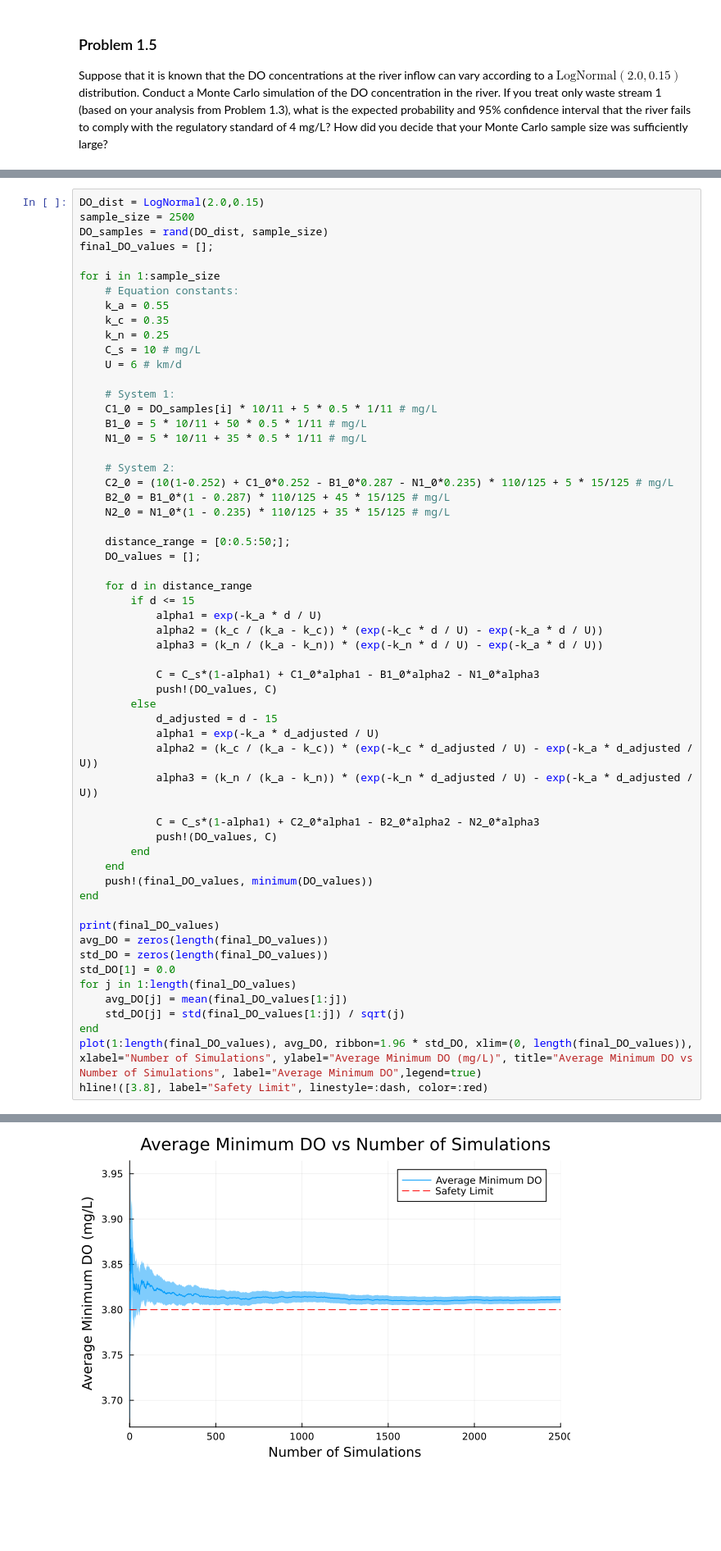
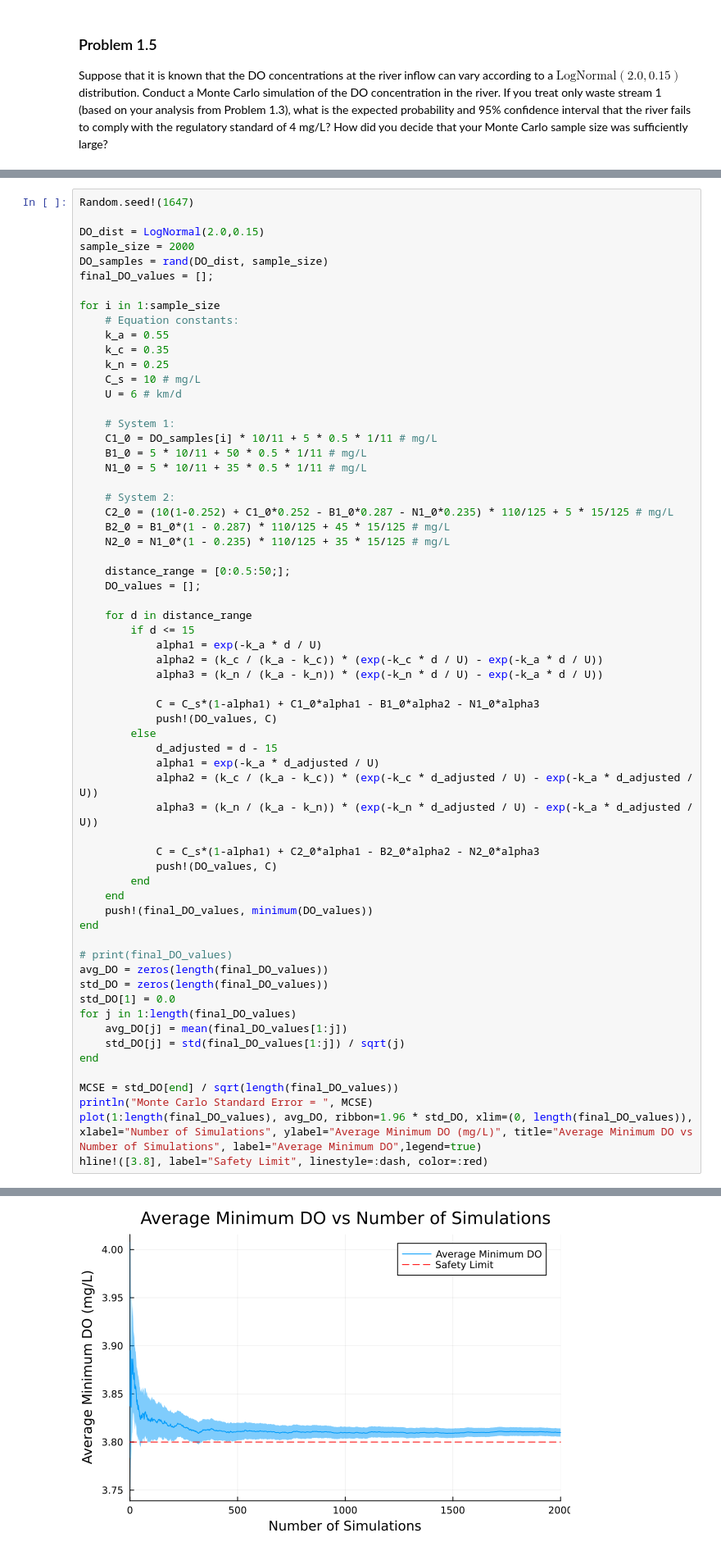
Before and after one commit to BEE4750-FA25/hw3-evtw, a Jupyter notebook: hw03.ipynb, the cells around one changed output, grey strips where cells are left out. Shown at 82% size. Saved outputs shown, nothing was run; the diff lists cells and outputs as text; blank space fills up the shorter version.

```diff
--- a/hw03.ipynb
+++ b/hw03.ipynb
@@ -545,6 +552,8 @@ did you decide that your Monte Carlo sample size was sufficiently large?
 # %%
+Random.seed!(1647)
+
 DO_dist = LogNormal(2.0,0.15)
-sample_size = 2500
+sample_size = 2000
 DO_samples = rand(DO_dist, sample_size)
 final_DO_values = [];
 
@@ -590,7 +599,7 @@ for i in 1:sample_size
     push!(final_DO_values, minimum(DO_values))
 end
 
-print(final_DO_values)
+# print(final_DO_values)
 avg_DO = zeros(length(final_DO_values))
 std_DO = zeros(length(final_DO_values))
 std_DO[1] = 0.0
@@ -598,6 +607,9 @@ for j in 1:length(final_DO_values)
     avg_DO[j] = mean(final_DO_values[1:j])
     std_DO[j] = std(final_DO_values[1:j]) / sqrt(j)
 end
+
+MCSE = std_DO[end] / sqrt(length(final_DO_values))
+println("Monte Carlo Standard Error = ", MCSE)
 plot(1:length(final_DO_values), avg_DO, ribbon=1.96 * std_DO, xlim=(0, length(final_DO_values)), xlabel="Number of Simulations", ylabel="Average Minimum DO (mg/L)", title="Average Minimum DO vs Number of Simulations", label="Average Minimum DO",legend=true)
 hline!([3.8], label="Safety Limit", linestyle=:dash, color=:red)
 # %% [output]
@@ -605,3 +617,3 @@ Any[3.8420142812609206, 3.7317431237849377, 3.852844818814084, 3.863597139194902
-[figure, old version]
+[figure, new version]
 # %%
 sorted_DO = sort(final_DO_values)
```
Also changed, not shown: parts of 12 cells of this notebook.
